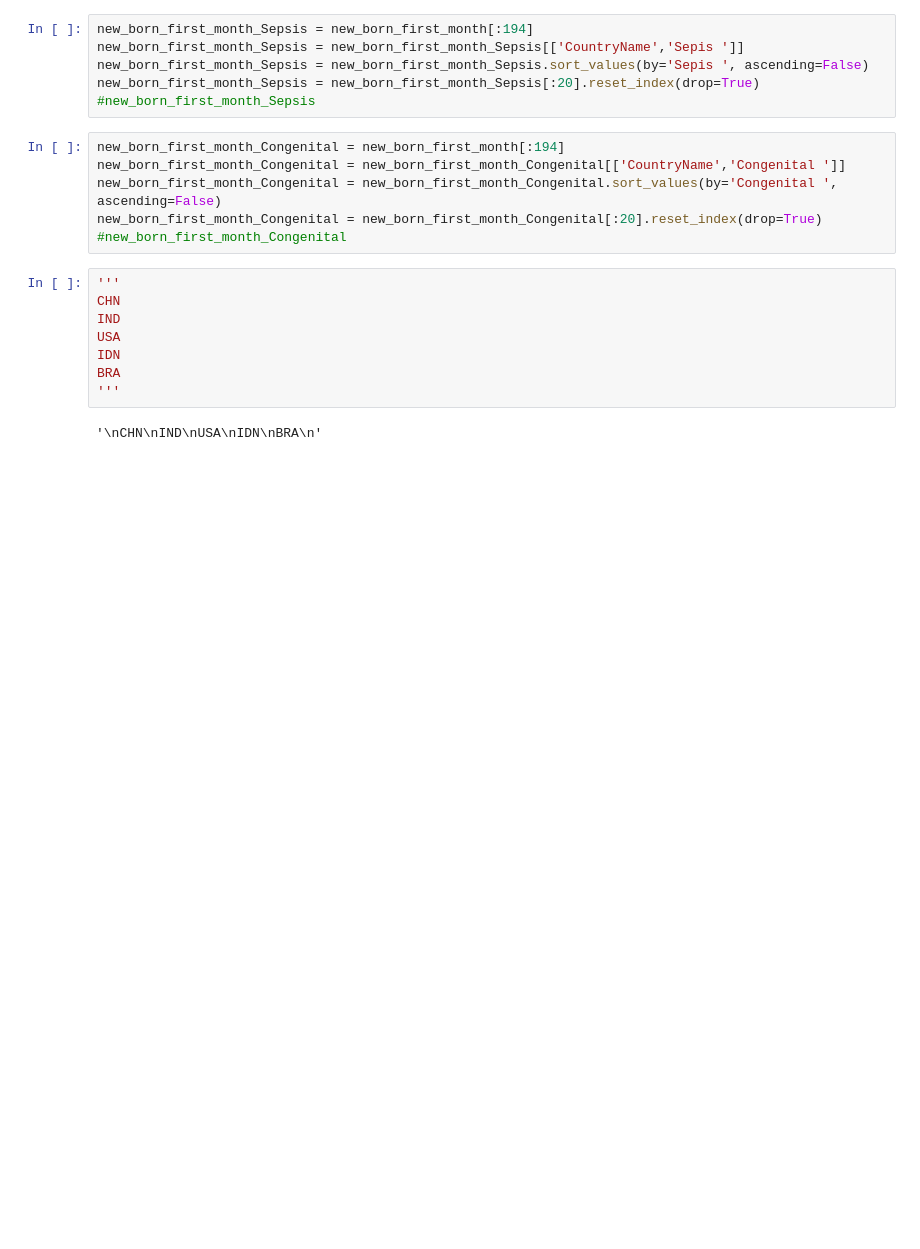
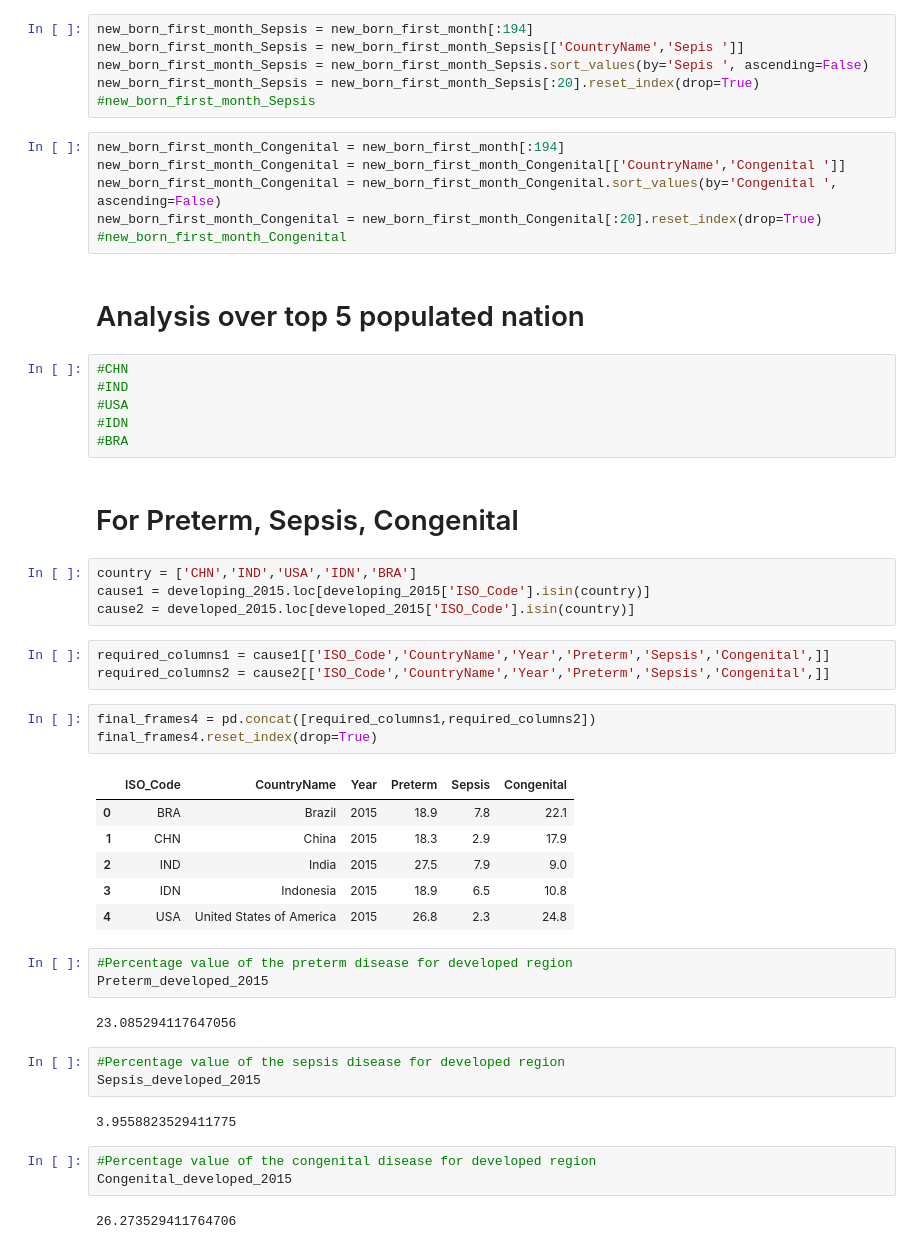
Before and after one commit to Deepak3994/Term-Project1, a Jupyter notebook: Term_project .ipynb, the cells around one changed output. Saved outputs shown, nothing was run; the diff lists cells and outputs as text; blank space fills up the shorter version.

```diff
--- a/Term_project .ipynb
+++ b/Term_project .ipynb
@@ -1090,13 +972,45 @@ new_born_first_month_Congenital = new_born_first_month_Congenital[['CountryName'
 new_born_first_month_Congenital = new_born_first_month_Congenital.sort_values(by='Congenital ', ascending=False)
 new_born_first_month_Congenital = new_born_first_month_Congenital[:20].reset_index(drop=True)
 #new_born_first_month_Congenital
+# %% [markdown]
+# Analysis over top 5 populated nation
 # %%
-'''
-CHN
-IND
-USA
-IDN
-BRA
-'''
+#CHN
+#IND
+#USA
+#IDN
+#BRA
-# %% [output]
-'\nCHN\nIND\nUSA\nIDN\nBRA\n'
+# %% [markdown]
+# For Preterm, Sepsis, Congenital
+# %%
+country = ['CHN','IND','USA','IDN','BRA']
+cause1 = developing_2015.loc[developing_2015['ISO_Code'].isin(country)]
+cause2 = developed_2015.loc[developed_2015['ISO_Code'].isin(country)]
+# %%
+required_columns1 = cause1[['ISO_Code','CountryName','Year','Preterm','Sepsis','Congenital',]]
+required_columns2 = cause2[['ISO_Code','CountryName','Year','Preterm','Sepsis','Congenital',]]
+# %%
+final_frames4 = pd.concat([required_columns1,required_columns2])
+final_frames4.reset_index(drop=True)
+# %% [output]
+|  | ISO_Code | CountryName | Year | Preterm | Sepsis | Congenital |
+| 0 | BRA | Brazil | 2015 | 18.9 | 7.8 | 22.1 |
+| 1 | CHN | China | 2015 | 18.3 | 2.9 | 17.9 |
+| 2 | IND | India | 2015 | 27.5 | 7.9 | 9.0 |
+| 3 | IDN | Indonesia | 2015 | 18.9 | 6.5 | 10.8 |
+| 4 | USA | United States of America | 2015 | 26.8 | 2.3 | 24.8 |
+# %%
+#Percentage value of the preterm disease for developed region
+Preterm_developed_2015
+# %% [output]
+23.085294117647056
+# %%
+#Percentage value of the sepsis disease for developed region
+Sepsis_developed_2015
+# %% [output]
+3.9558823529411775
+# %%
+#Percentage value of the congenital disease for developed region
+Congenital_developed_2015
+# %% [output]
+26.273529411764706
```
Also changed, not shown: parts of 28 cells of this notebook.
